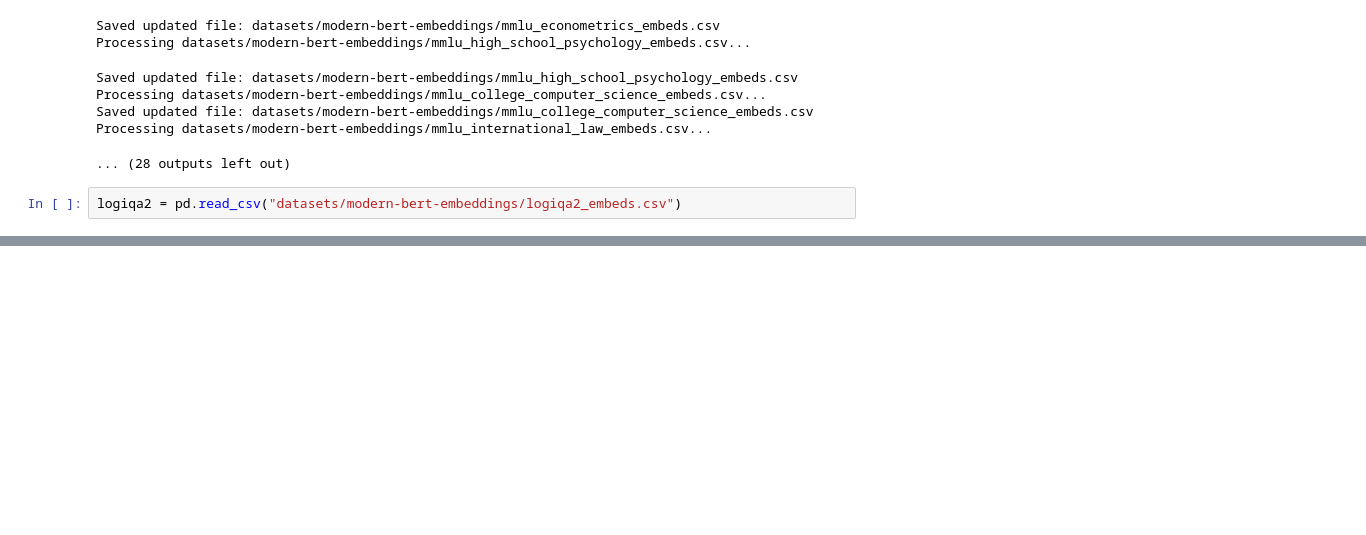
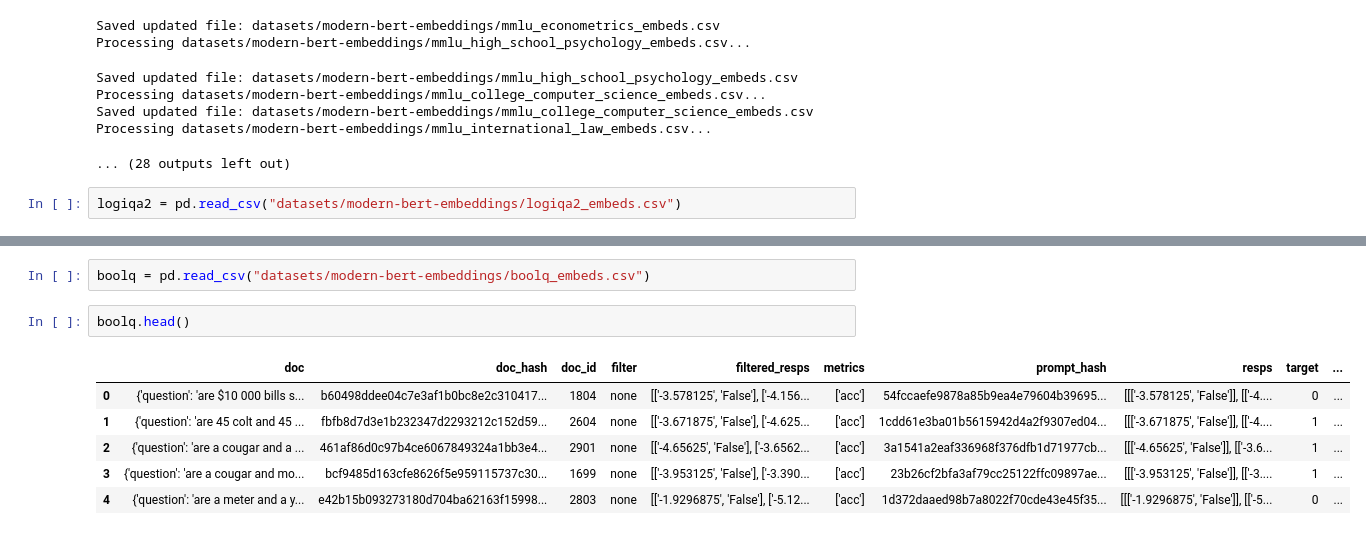
Before and after one commit to laminair/mess-plus, a Jupyter notebook: preprocess.ipynb, the cells around one changed output, grey strips where cells are left out. Drawn from its saved outputs; the diff is of its cells as text; blank space fills up the shorter version.

```diff
--- a/preprocess.ipynb
+++ b/preprocess.ipynb
@@ -385,0 +389,11 @@ logiqa2.head()
+# %%
+boolq = pd.read_csv("datasets/modern-bert-embeddings/boolq_embeds.csv")
+# %%
+boolq.head()
+# %% [output]
+|  | doc | doc_hash | doc_id | filter | filtered_resps | metrics | prompt_hash | resps | target | ... |
+| 0 | {'question': 'are $10 000 bills s... | b60498ddee04c7e3af1b0bc8e2c310417... | 1804 | none | [['-3.578125', 'False'], ['-4.156... | ['acc'] | 54fccaefe9878a85b9ea4e79604b39695... | [[['-3.578125', 'False']], [['-4.... | 0 | ... |
+| 1 | {'question': 'are 45 colt and 45 ... | fbfb8d7d3e1b232347d2293212c152d59... | 2604 | none | [['-3.671875', 'False'], ['-4.625... | ['acc'] | 1cdd61e3ba01b5615942d4a2f9307ed04... | [[['-3.671875', 'False']], [['-4.... | 1 | ... |
+| 2 | {'question': 'are a cougar and a ... | 461af86d0c97b4ce6067849324a1bb3e4... | 2901 | none | [['-4.65625', 'False'], ['-3.6562... | ['acc'] | 3a1541a2eaf336968f376dfb1d71977cb... | [[['-4.65625', 'False']], [['-3.6... | 1 | ... |
+| 3 | {'question': 'are a cougar and mo... | bcf9485d163cfe8626f5e959115737c30... | 1699 | none | [['-3.953125', 'False'], ['-3.390... | ['acc'] | 23b26cf2bfa3af79cc25122ffc09897ae... | [[['-3.953125', 'False']], [['-3.... | 1 | ... |
+| 4 | {'question': 'are a meter and a y... | e42b15b093273180d704ba62163f15998... | 2803 | none | [['-1.9296875', 'False'], ['-5.12... | ['acc'] | 1d372daaed98b7a8022f70cde43e45f35... | [[['-1.9296875', 'False']], [['-5... | 0 | ... |
```
Also changed, not shown: parts of 8 cells of this notebook.
